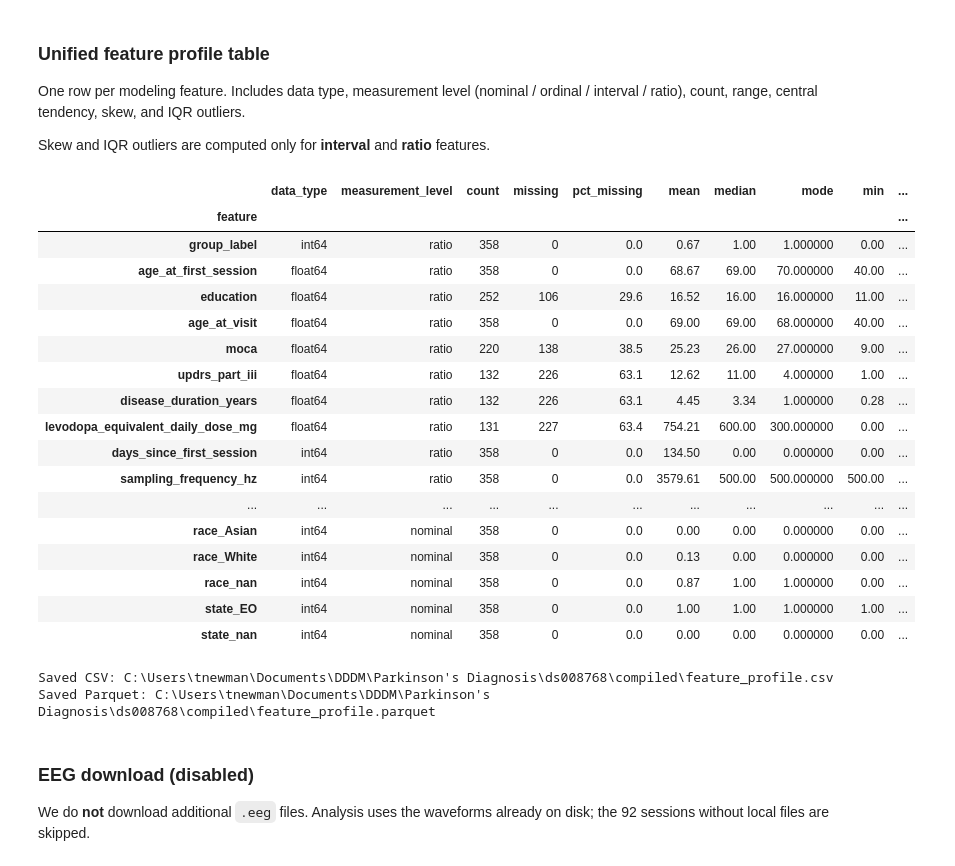
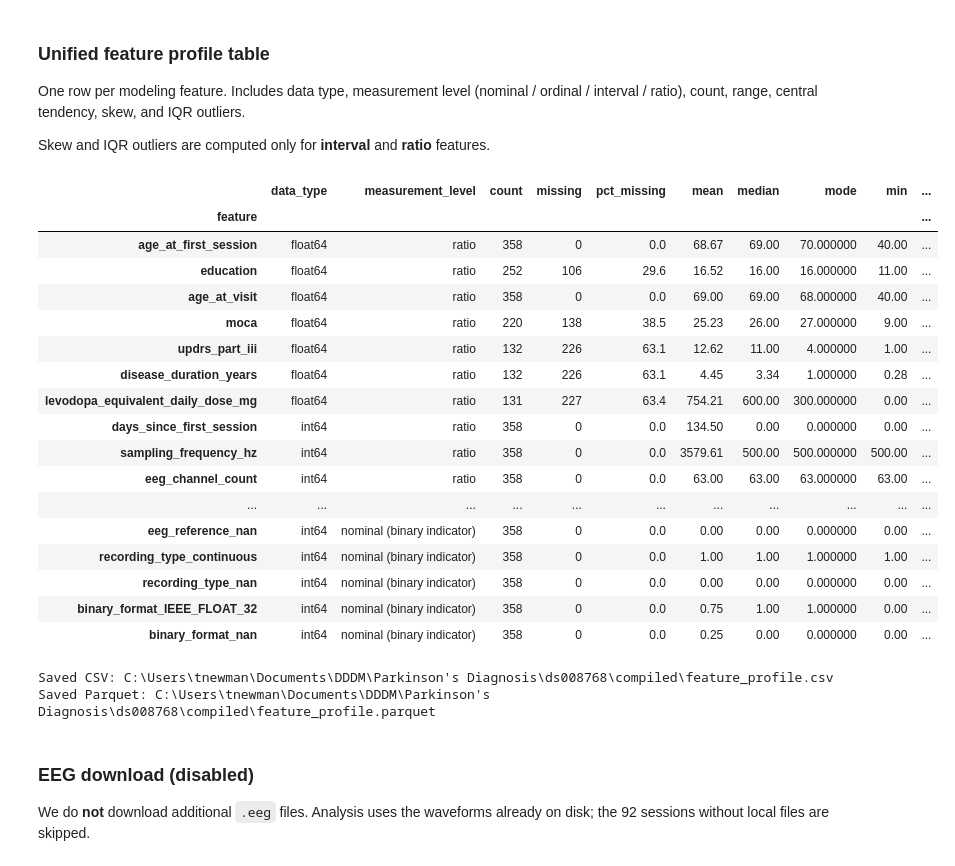
Before and after one commit to tnewman10/DDDM, a Jupyter notebook: Parkinson's Diagnosis/ds008768/PD Model.ipynb, the cells around one changed output. Cells and saved outputs as stored; diff of their text form; code cells hidden in the pictures.

```diff
--- a/Parkinson's Diagnosis/ds008768/PD Model.ipynb
+++ b/Parkinson's Diagnosis/ds008768/PD Model.ipynb
@@ -965,8 +985,17 @@ def safe_mode(series: pd.Series):
     return modes.iloc[0] if not modes.empty else None
 
 
+NOMINAL_PREFIXES = [
+    "group",
+    "sex",
+    "race",
+    "state",
+    "eeg_reference",
+    "recording_type",
+    "binary_format",
+]
+
 MEASUREMENT_LEVELS: dict[str, str] = {
-    "group_label": "ratio",
     "age_at_first_session": "ratio",
     "education": "ratio",
     "age_at_visit": "ratio",
@@ -998,8 +1027,8 @@ MEASUREMENT_LEVELS: dict[str, str] = {
 def infer_measurement_level(col: str) -> str:
     if col in MEASUREMENT_LEVELS:
         return MEASUREMENT_LEVELS[col]
-    if any(col.startswith(f"{cat}_") for cat in ["group", "sex", "race", "state"]):
-        return "nominal"
+    if any(col.startswith(f"{prefix}_") for prefix in NOMINAL_PREFIXES):
+        return "nominal (binary indicator)"
     return "ratio"
 
 
@@ -1044,34 +1073,33 @@ def build_feature_profile(df: pd.DataFrame, features: list[str]) -> pd.DataFrame
                 row["skew"] = round(stats.skew(numeric.dropna(), bias=False), 2)
             if distribution_stats:
                 row["n_outliers_iqr"] = count_iqr_outliers(numeric)
 
         rows.append(row)
 
     return pd.DataFrame(rows).set_index("feature")
 
 
 profile_exclude = set(id_cols + path_cols + meta_cols + ["eeg_load_error", "voltage_available", "voltage_error"])
 profile_features = [
     c for c in modeling_table_encoded.columns
     if c not in profile_exclude
 ]
 
 feature_profile = build_feature_profile(modeling_table_encoded, profile_features)
 display(feature_profile)
 
 feature_profile_export = feature_profile.reset_index()
 feature_profile_export["mode"] = feature_profile_export["mode"].astype("string")
 for col in ["mean", "median", "min", "max", "range", "std_dev", "skew", "pct_missing"]:
     feature_profile_export[col] = pd.to_numeric(feature_profile_export[col], errors="coerce")
 feature_profile_export["n_outliers_iqr"] = pd.to_numeric(
     feature_profile_export["n_outliers_iqr"], errors="coerce"
 ).astype("Int64")
 
 save_table(feature_profile_export, "feature_profile")
 # %% [output]
 |  | data_type | measurement_level | count | missing | pct_missing | mean | median | mode | min | ... |
 | feature |  |  |  |  |  |  |  |  |  | ... |
-| group_label | int64 | ratio | 358 | 0 | 0.0 | 0.67 | 1.00 | 1.000000 | 0.00 | ... |
 | age_at_first_session | float64 | ratio | 358 | 0 | 0.0 | 68.67 | 69.00 | 70.000000 | 40.00 | ... |
 | education | float64 | ratio | 252 | 106 | 29.6 | 16.52 | 16.00 | 16.000000 | 11.00 | ... |
 | age_at_visit | float64 | ratio | 358 | 0 | 0.0 | 69.00 | 69.00 | 68.000000 | 40.00 | ... |
@@ -1081,12 +1109,13 @@ save_table(feature_profile_export, "feature_profile")
 | levodopa_equivalent_daily_dose_mg | float64 | ratio | 131 | 227 | 63.4 | 754.21 | 600.00 | 300.000000 | 0.00 | ... |
 | days_since_first_session | int64 | ratio | 358 | 0 | 0.0 | 134.50 | 0.00 | 0.000000 | 0.00 | ... |
 | sampling_frequency_hz | int64 | ratio | 358 | 0 | 0.0 | 3579.61 | 500.00 | 500.000000 | 500.00 | ... |
+| eeg_channel_count | int64 | ratio | 358 | 0 | 0.0 | 63.00 | 63.00 | 63.000000 | 63.00 | ... |
 | ... | ... | ... | ... | ... | ... | ... | ... | ... | ... | ... |
-| race_Asian | int64 | nominal | 358 | 0 | 0.0 | 0.00 | 0.00 | 0.000000 | 0.00 | ... |
-| race_White | int64 | nominal | 358 | 0 | 0.0 | 0.13 | 0.00 | 0.000000 | 0.00 | ... |
-| race_nan | int64 | nominal | 358 | 0 | 0.0 | 0.87 | 1.00 | 1.000000 | 0.00 | ... |
-| state_EO | int64 | nominal | 358 | 0 | 0.0 | 1.00 | 1.00 | 1.000000 | 1.00 | ... |
-| state_nan | int64 | nominal | 358 | 0 | 0.0 | 0.00 | 0.00 | 0.000000 | 0.00 | ... |
+| eeg_reference_nan | int64 | nominal (binary indicator) | 358 | 0 | 0.0 | 0.00 | 0.00 | 0.000000 | 0.00 | ... |
+| recording_type_continuous | int64 | nominal (binary indicator) | 358 | 0 | 0.0 | 1.00 | 1.00 | 1.000000 | 1.00 | ... |
+| recording_type_nan | int64 | nominal (binary indicator) | 358 | 0 | 0.0 | 0.00 | 0.00 | 0.000000 | 0.00 | ... |
+| binary_format_IEEE_FLOAT_32 | int64 | nominal (binary indicator) | 358 | 0 | 0.0 | 0.75 | 1.00 | 1.000000 | 0.00 | ... |
+| binary_format_nan | int64 | nominal (binary indicator) | 358 | 0 | 0.0 | 0.25 | 0.00 | 0.000000 | 0.00 | ... |
 Saved CSV: C:\Users\tnewman\Documents\DDDM\Parkinson's Diagnosis\ds008768\compiled\feature_profile.csv
 Saved Parquet: C:\Users\tnewman\Documents\DDDM\Parkinson's Diagnosis\ds008768\compiled\feature_profile.parquet
 # %% [markdown]
```
Also changed, not shown: parts of 8 cells of this notebook, 4 other files.
